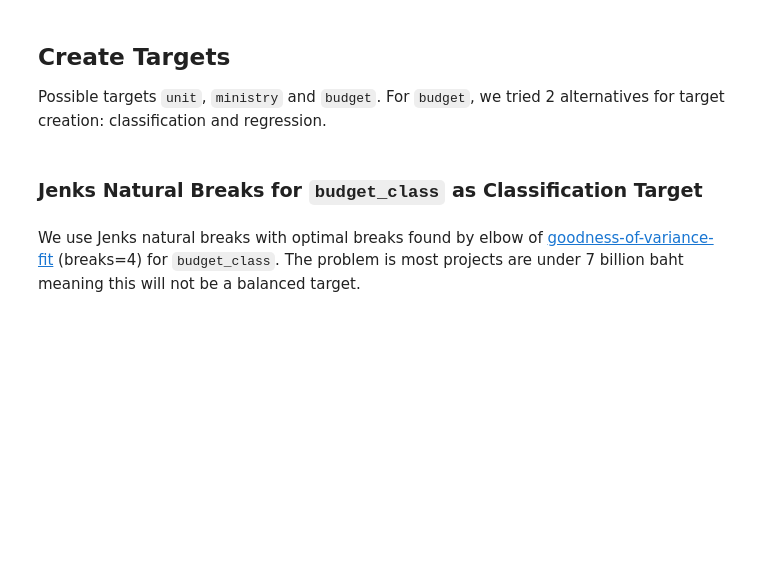
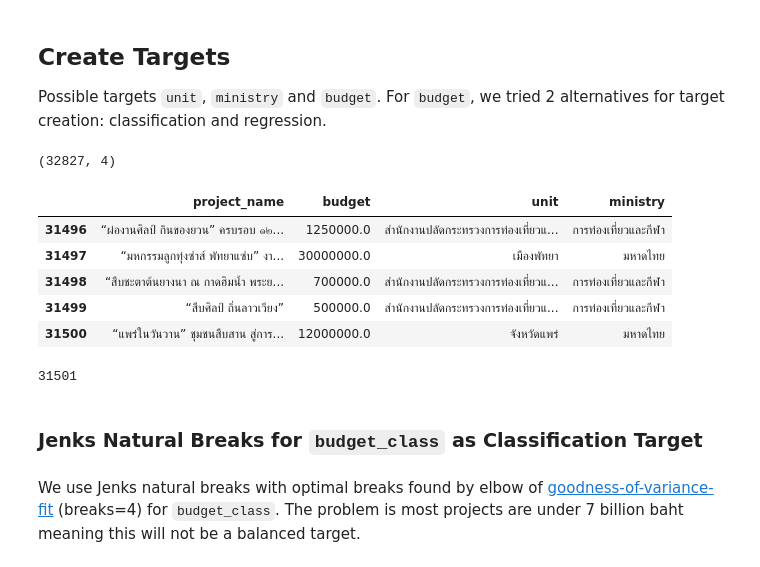
Before and after one commit to PyThaiNLP/thaimaimeex, a Jupyter notebook: create_dataset.ipynb, the cells around one changed output. Cells and saved outputs as stored; diff of their text form; code cells hidden in the pictures; blank space fills up the shorter version.

```diff
--- a/create_dataset.ipynb
+++ b/create_dataset.ipynb
@@ -27,7 +29,26 @@ theme_set(theme_minimal(14, 'TH Sarabun New'))
 
 Possible targets `unit`, `ministry` and `budget`. For `budget`, we tried 2 alternatives for target creation: classification and regression.
 # %%
-thaime = pd.read_csv('data/thaimaimee.csv')[['project_name','budget','unit','ministry']].dropna()
+thaime = pd.read_csv('data/thaimaimee.csv')[['project_name','budget','unit','ministry']].dropna()\
+    .drop_duplicates().reset_index(drop=True)
+thaime.shape
+# %% [output]
+(32827, 4)
+# %%
+#use median budget for duplicate project names
+thaime = thaime.groupby('project_name').agg({'budget': lambda x: np.percentile(x,50),'unit':max,'ministry':max}).reset_index()
+thaime.tail()
+# %% [output]
+|  | project_name | budget | unit | ministry |
+| 31496 | “ผ่องานศิลป์ กินของยวน” ครบรอบ ๑๒... | 1250000.0 | สำนักงานปลัดกระทรวงการท่องเที่ยวแ... | การท่องเที่ยวและกีฬา |
+| 31497 | “มหกรรมลูกทุ่งซ่าส์ พัทยาแซ่บ” งา... | 30000000.0 | เมืองพัทยา | มหาดไทย |
+| 31498 | “สืบชะตาต้นยางนา ณ กาดฮิมน้ำ พระย... | 700000.0 | สำนักงานปลัดกระทรวงการท่องเที่ยวแ... | การท่องเที่ยวและกีฬา |
+| 31499 | “สืบศิลป์ ถิ่นลาวเวียง” | 500000.0 | สำนักงานปลัดกระทรวงการท่องเที่ยวแ... | การท่องเที่ยวและกีฬา |
+| 31500 | “แพร่ในวันวาน” ชุมชนสืบสาน สู่การ... | 12000000.0 | จังหวัดแพร่ | มหาดไทย |
+# %%
+thaime.project_name.nunique()
+# %% [output]
+31501
 # %% [markdown]
 ### Jenks Natural Breaks for `budget_class` as Classification Target
 # %% [markdown]
```
Also changed, not shown: parts of 9 cells of this notebook, 1 other file.
